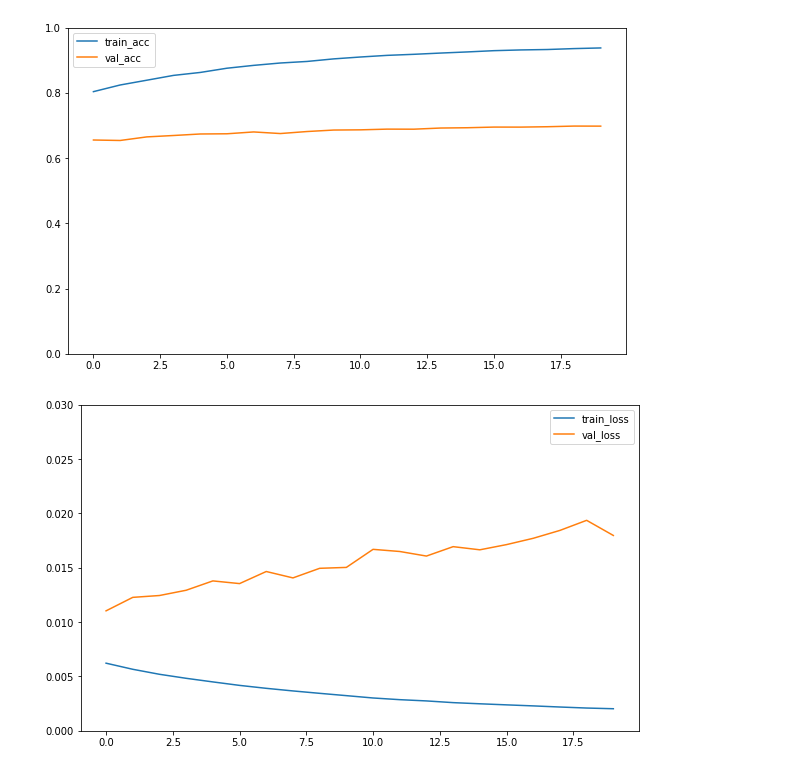
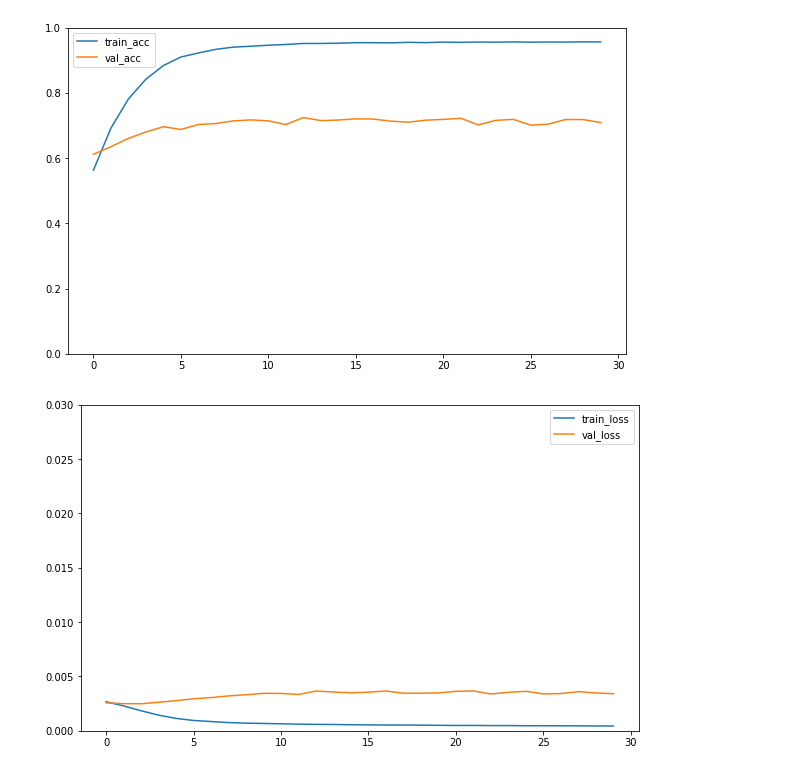
Before and after one commit to koniferous22/aitalents-investoid, a Jupyter notebook: training/Training - Julius.ipynb, the cells around one changed output. Saved outputs shown, nothing was run; the diff lists cells and outputs as text; code cells hidden in the pictures.

```diff
--- a/training/Training - Julius.ipynb
+++ b/training/Training - Julius.ipynb
@@ -96,13 +130,11 @@ class ConvNet(nn.Module):
     def __init__(self):
         super(ConvNet, self).__init__()
         self.embeddings = nn.Embedding(num_embeddings=vocabulary, embedding_dim=features)
-        self.convolutions = nn.ModuleList([nn.Conv2d(in_channels=1, out_channels=64, kernel_size=(5, features)),
-                                           nn.Conv2d(in_channels=1, out_channels=64, kernel_size=(11, features)),
-                                           nn.Conv2d(in_channels=1, out_channels=64, kernel_size=(17, features)),
-                                           nn.Conv2d(in_channels=1, out_channels=64, kernel_size=(25, features)),
-                                           nn.Conv2d(in_channels=1, out_channels=64, kernel_size=(32, features))])
-        self.fc1 = nn.Linear(in_features=64 * len(self.convolutions), out_features=32)
-        self.fc2 = nn.Linear(in_features=32, out_features=2)
+        self.convolutions = nn.ModuleList([nn.Conv2d(in_channels=1, out_channels=32, kernel_size=(3, features)),
+                                           nn.Conv2d(in_channels=1, out_channels=32, kernel_size=(5, features)),
+                                           nn.Conv2d(in_channels=1, out_channels=32, kernel_size=(10, features))])
+        #self.fc1 = nn.Linear(in_features=64 * len(self.convolutions), out_features=32)
+        self.fc2 = nn.Linear(in_features=32 * len(self.convolutions), out_features=2)
 
     def forward(self, x):
         x = self.embeddings(x)
@@ -114,8 +146,8 @@ class ConvNet(nn.Module):
             c = F.max_pool1d(c, kernel_size=c.size()[2])
             xs.append(c)
         x = torch.cat(xs, dim=2)
-        x = x.view(x.size()[0], -1)
-        x = F.leaky_relu(self.fc1(x), negative_slope=0.1)
+        x = x.view(x.size(0), -1)
+        #x = F.leaky_relu(self.fc1(x), negative_slope=0.1)
         x = self.fc2(x)
         return x
 # %%
@@ -151,7 +183,7 @@ class LSTMNet(nn.Module):
         return x
 # %%
 device = 'cuda' # change to cpu for cpu and cuda for gpu training
-net = LSTMNet().to(device)
+net = ConvNet().to(device)
 # %%
 t = torch.rand(batch_size, length).long().to(device)
 p = net(t)
@@ -161,10 +193,10 @@ torch.Size([64, 2])
 # %%
-# optimizer = optim.Adam(net.parameters(), lr=0.001)
-# optimizer = optim.SGD(net.parameters(), lr=0.001, momentum=0.5)
-optimizer = optim.RMSprop(net.parameters(), lr=0.001, alpha=0.9, eps=1e-07)
-#class_weights = torch.tensor(list(class_weights.values())).type(torch.FloatTensor).cuda()
+optimizer = optim.Adam(net.parameters(), lr=0.001)
+#optimizer = optim.SGD(net.parameters(), lr=0.001, momentum=0.5)
+#optimizer = optim.RMSprop(net.parameters(), lr=0.001, alpha=0.9, eps=1e-07)
+class_weights = torch.tensor(list(class_weights.values())).type(torch.FloatTensor).to(device)
 
-loss_function = nn.CrossEntropyLoss()
+loss_function = nn.CrossEntropyLoss(class_weights) # softmax + nlll
 #loss_function = nn.MSELoss()
 # %%
 def evaluate():
@@ -195,7 +227,7 @@ def evaluate():
     epoch_acc = correct / total
     return epoch_loss, epoch_acc
 # %%
-epochs = 20
+epochs = 30
 
 accuracies = []
 losses = []
@@ -208,7 +240,7 @@ for epoch in range(epochs):
     total = 0
 
     for batch_index, batch in enumerate(train_loader):
-        sys.stdout.write(f'\r{batch_index / len(train_loader) * 100:4.2f}%')
+        sys.stdout.write(f'\r[Epoch: {epoch + 1:3d}] {batch_index / len(train_loader) * 100:4.2f}%')
         sys.stdout.flush()
         x_batch, y_batch = batch
         x_batch, y_batch = x_batch.to(device), y_batch.to(device)
@@ -231,7 +263,7 @@ for epoch in range(epochs):
         correct += (predicted_classes == y_batch).sum().item()
 
     epoch_loss, epoch_acc = evaluate()
-    result = f'[epoch: {epoch + 1:3d}] train_loss: {running_loss / total:7.3f}'
+    result = f'[Epoch: {epoch + 1:3d}] train_loss: {running_loss / total:7.3f}'
     result += f' - train_acc: {100 * correct / total:7.2f}% |'
     result += f' val_loss: {epoch_loss:7.3f} - val_acc: {100 * epoch_acc:7.2f}%'
     sys.stdout.write(f'\r{result}\n')
@@ -265,19 +294,19 @@ for epoch in range(epochs):
 import matplotlib.pyplot as plt
 
 plt.figure(figsize=(10, 6))
-plt.plot(range(20), accuracies, label='train_acc')
-plt.plot(range(20), val_accuracies, label='val_acc')
+plt.plot(range(epochs), accuracies, label='train_acc')
+plt.plot(range(epochs), val_accuracies, label='val_acc')
 plt.ylim((0, 1))
 plt.legend()
 plt.show()
 # %% [output]
-[figure, old version]
+[figure, new version]
 # %%
 plt.figure(figsize=(10, 6))
-plt.plot(range(20), losses, label='train_loss')
-plt.plot(range(20), val_losses, label='val_loss')
+plt.plot(range(epochs), losses, label='train_loss')
+plt.plot(range(epochs), val_losses, label='val_loss')
 plt.ylim((0, 0.03))
 plt.legend()
 plt.show()
 # %% [output]
-[figure, old version]
+[figure, new version]
```
Also changed, not shown: parts of 11 cells of this notebook, 5 other files.
